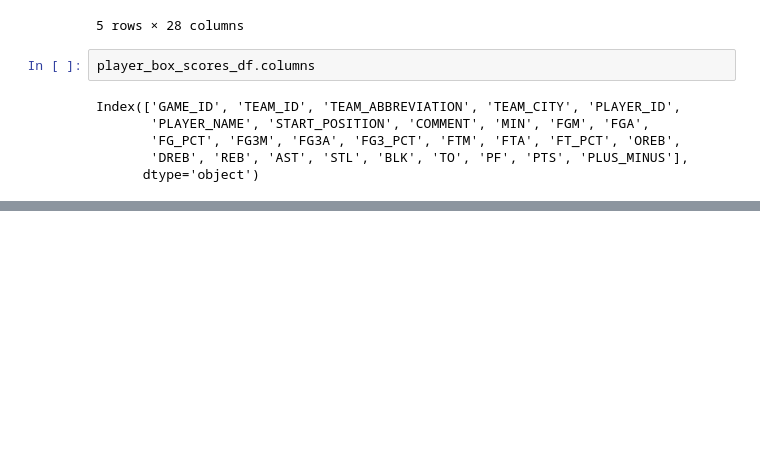
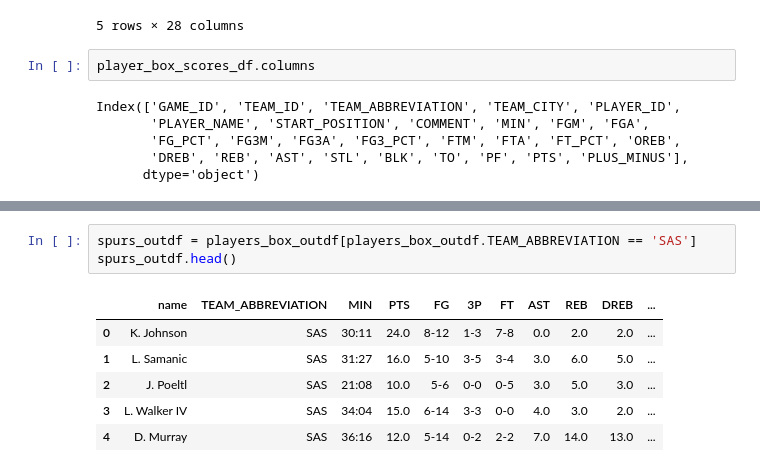
Before and after one commit to SpecCRA/vlads_data_project, a Jupyter notebook: data_scraper_prototype.ipynb, the cells around one changed output, grey strips where cells are left out. Cells and saved outputs as stored; diff of their text form; blank space fills up the shorter version.

```diff
--- a/data_scraper_prototype.ipynb
+++ b/data_scraper_prototype.ipynb
@@ -109,0 +137,10 @@ Index(['GAME_ID', 'TEAM_ID', 'TEAM_ABBREVIATION', 'TEAM_CITY', 'PLAYER_ID',
+# %%
+spurs_outdf = players_box_outdf[players_box_outdf.TEAM_ABBREVIATION == 'SAS']
+spurs_outdf.head()
+# %% [output]
+|  | name | TEAM_ABBREVIATION | MIN | PTS | FG | 3P | FT | AST | REB | DREB | ... |
+| 0 | K. Johnson | SAS | 30:11 | 24.0 | 8-12 | 1-3 | 7-8 | 0.0 | 2.0 | 2.0 | ... |
+| 1 | L. Samanic | SAS | 31:27 | 16.0 | 5-10 | 3-5 | 3-4 | 3.0 | 6.0 | 5.0 | ... |
+| 2 | J. Poeltl | SAS | 21:08 | 10.0 | 5-6 | 0-0 | 0-5 | 3.0 | 5.0 | 3.0 | ... |
+| 3 | L. Walker IV | SAS | 34:04 | 15.0 | 6-14 | 3-3 | 0-0 | 4.0 | 3.0 | 2.0 | ... |
+| 4 | D. Murray | SAS | 36:16 | 12.0 | 5-14 | 0-2 | 2-2 | 7.0 | 14.0 | 13.0 | ... |
```
Also changed, not shown: parts of 32 cells of this notebook, 9 other files.
